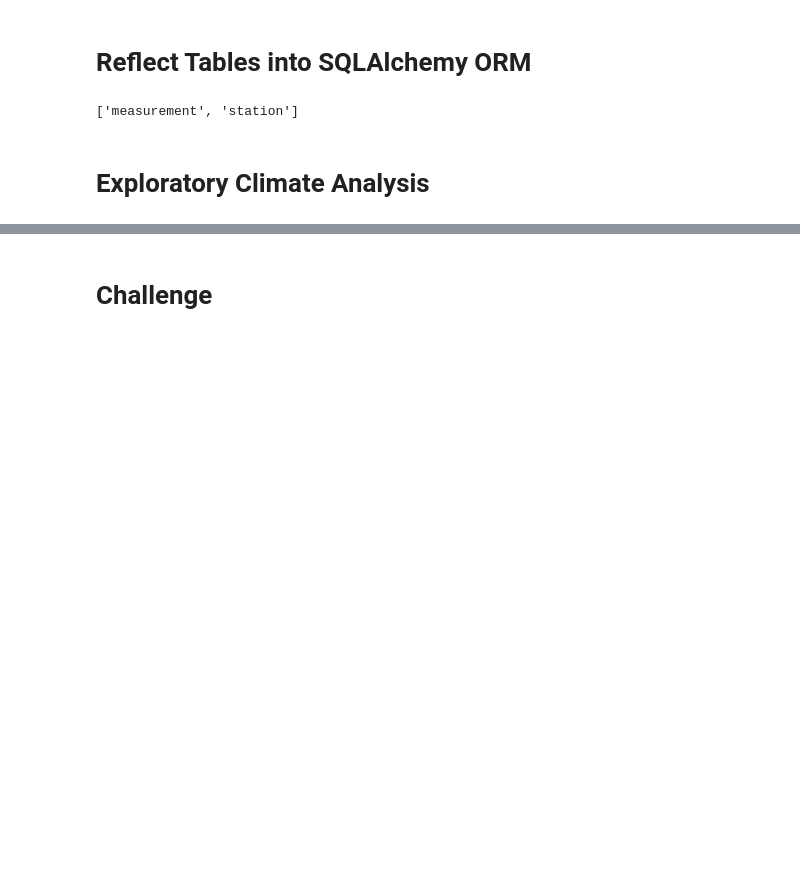
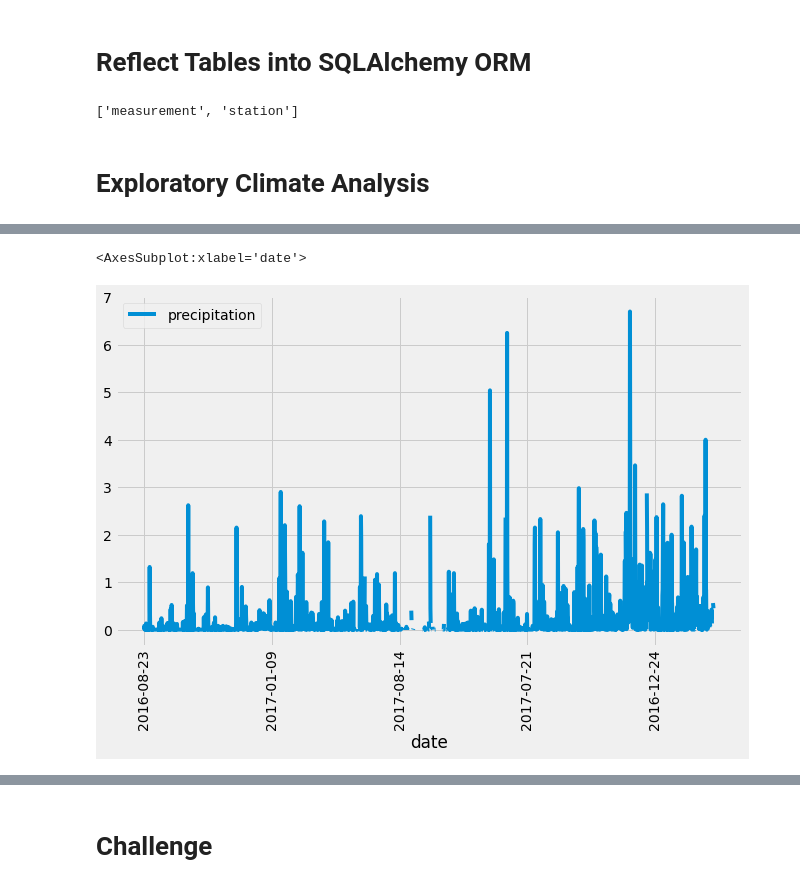
Before and after one commit to laurinalastella/surfs_up, a Jupyter notebook: climate_analysis.ipynb, the cells around one changed output, grey strips where cells are left out. Cells and saved outputs as stored; diff of their text form; code cells hidden in the pictures; blank space fills up the shorter version.

```diff
--- a/climate_analysis.ipynb
+++ b/climate_analysis.ipynb
@@ -74,0 +102,7 @@ session = Session(engine)
+# %%
+
+# By setting inplace=True, we're saying that we do not want to
+# create a new DataFrame with the modified specifications. If we
+# set it to "False," then we would create a new DataFrame.
+df.set_index(df['date'], inplace=True)
+print(df)
@@ -74,0 +148,3 @@ session = Session(engine)
+# %%
+# Sort the dataframe by date
+df = df.sort_index()
@@ -75 +171,8 @@ session = Session(engine)
+# %%
+#  Mod 9.2.4
+# Use Pandas Plotting with Matplotlib to plot the data
+df.plot(x="date", rot=90, y="precipitation", figsize=(10,6))
+# %% [output]
+<AxesSubplot:xlabel='date'>
+[figure, added]
 # %%
```
Also changed, not shown: parts of 5 cells of this notebook.
